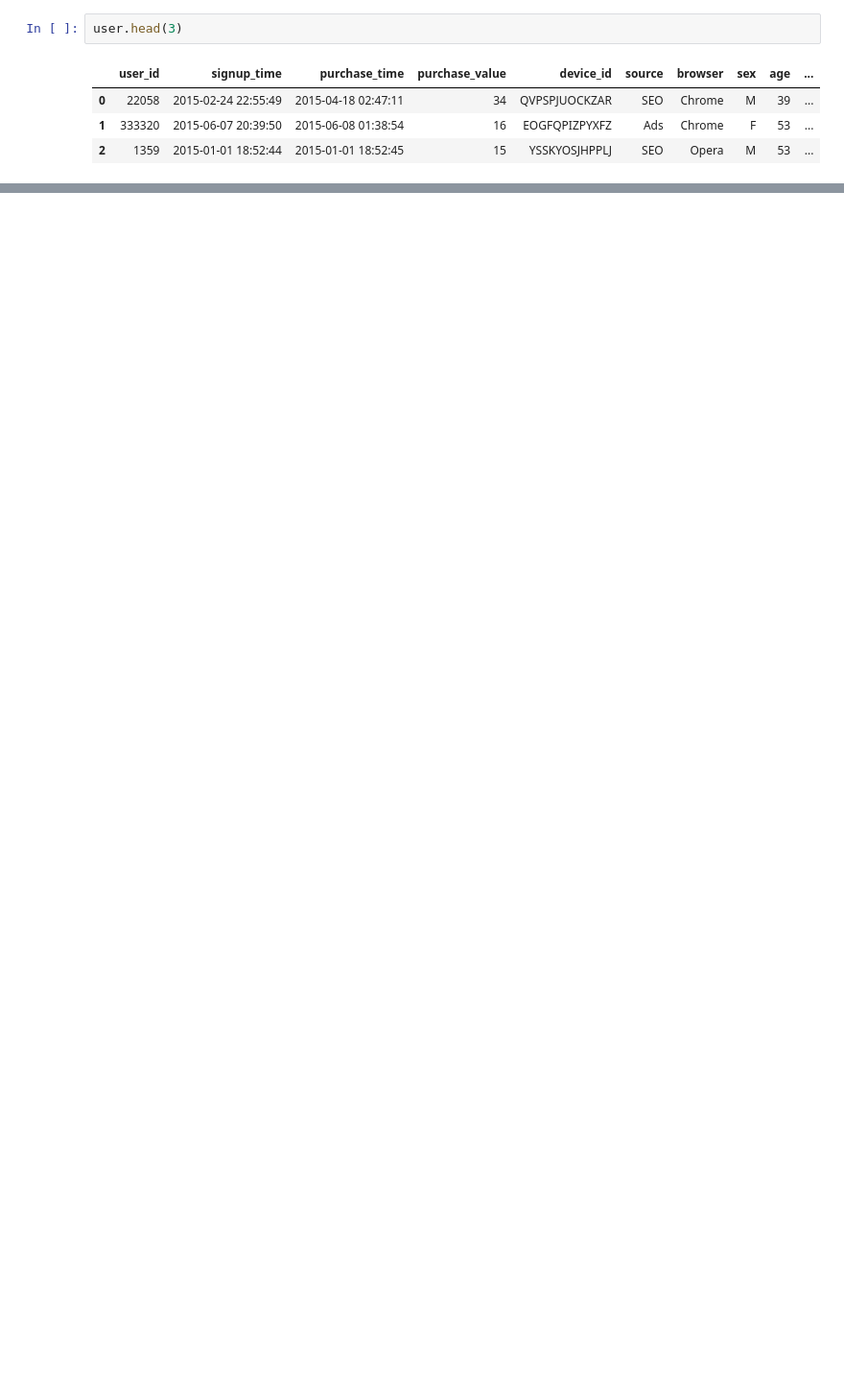
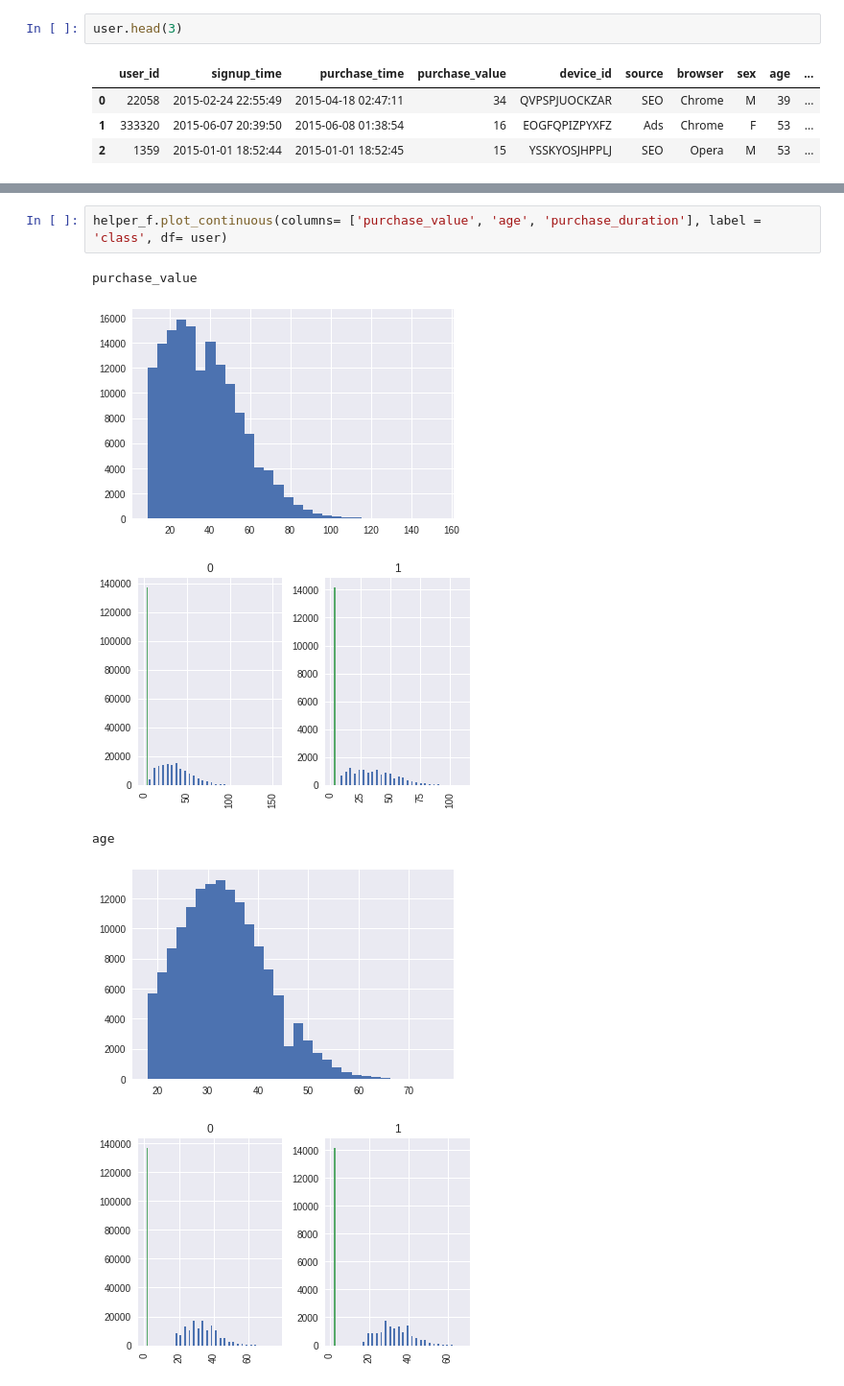
Before and after one commit to fdas3213/data-challenges, a Jupyter notebook: fraudulant activity/fraudulant activity.ipynb, the cells around one changed output, grey strips where cells are left out. Shown at 96% size. Cells and saved outputs as stored; diff of their text form; blank space fills up the shorter version.

```diff
--- a/fraudulant activity/fraudulant activity.ipynb
+++ b/fraudulant activity/fraudulant activity.ipynb
@@ -62,0 +119,9 @@ user.head()
+# %%
+helper_f.plot_continuous(columns= ['purchase_value', 'age', 'purchase_duration'], label = 'class', df= user)
+# %% [output]
+purchase_value
+[figure, added]
+[figure, added]
+age
+[figure, added]
+[figure, added]
```
Also changed, not shown: parts of 24 cells of this notebook, 1 other file.
